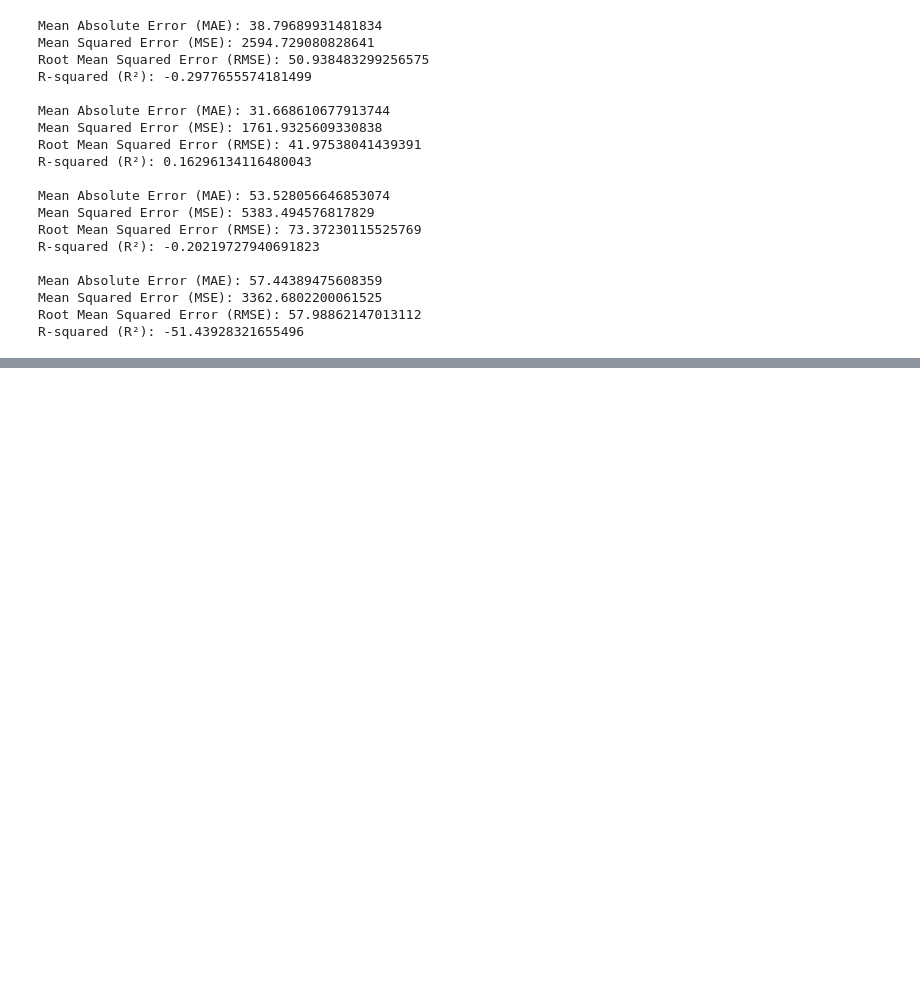
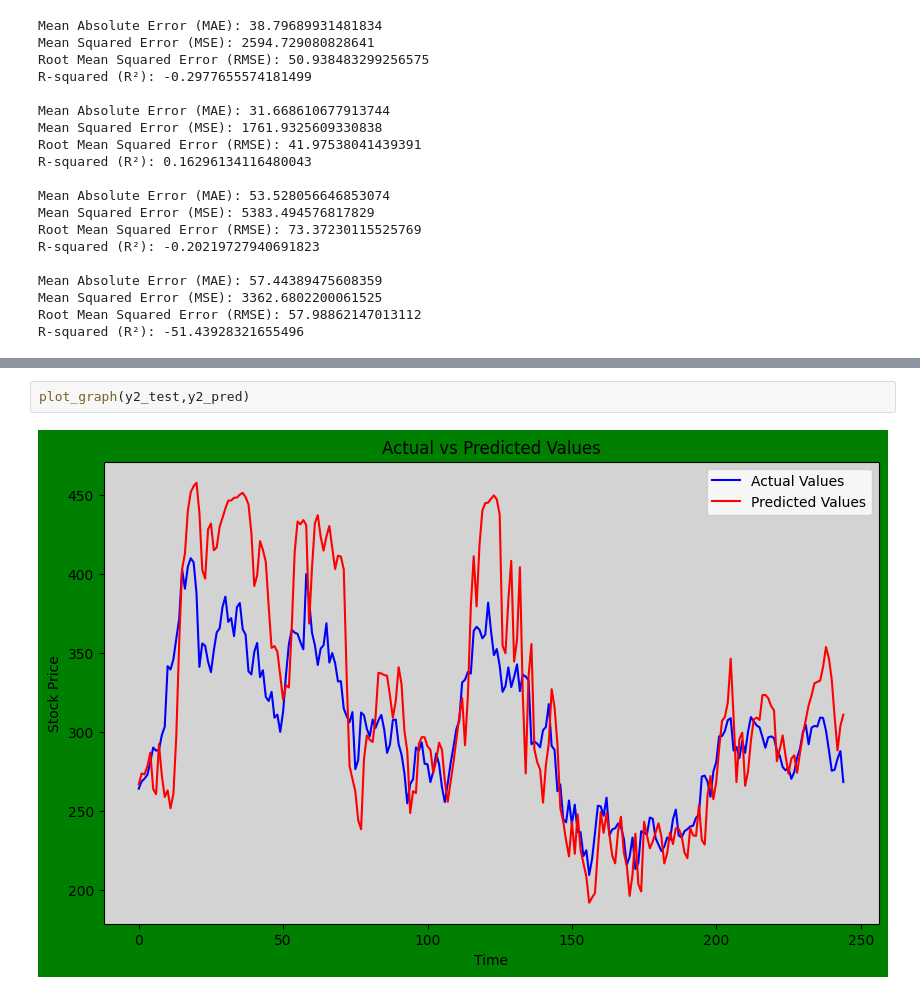
Before and after one commit to Prajjwal-Vish/Stock-Prediction-using-Sentiment-analysis, a Jupyter notebook: model.ipynb, the cells around one changed output, grey strips where cells are left out. Drawn from its saved outputs; the diff is of its cells as text; blank space fills up the shorter version.

```diff
--- a/model.ipynb
+++ b/model.ipynb
@@ -151 +167,5 @@ R-squared (R²): -51.43928321655496
+# %%
+plot_graph(y2_test,y2_pred)
+# %% [output]
+[figure, added]
 # %%
```
Also changed, not shown: parts of 5 cells of this notebook, 9 other files.
